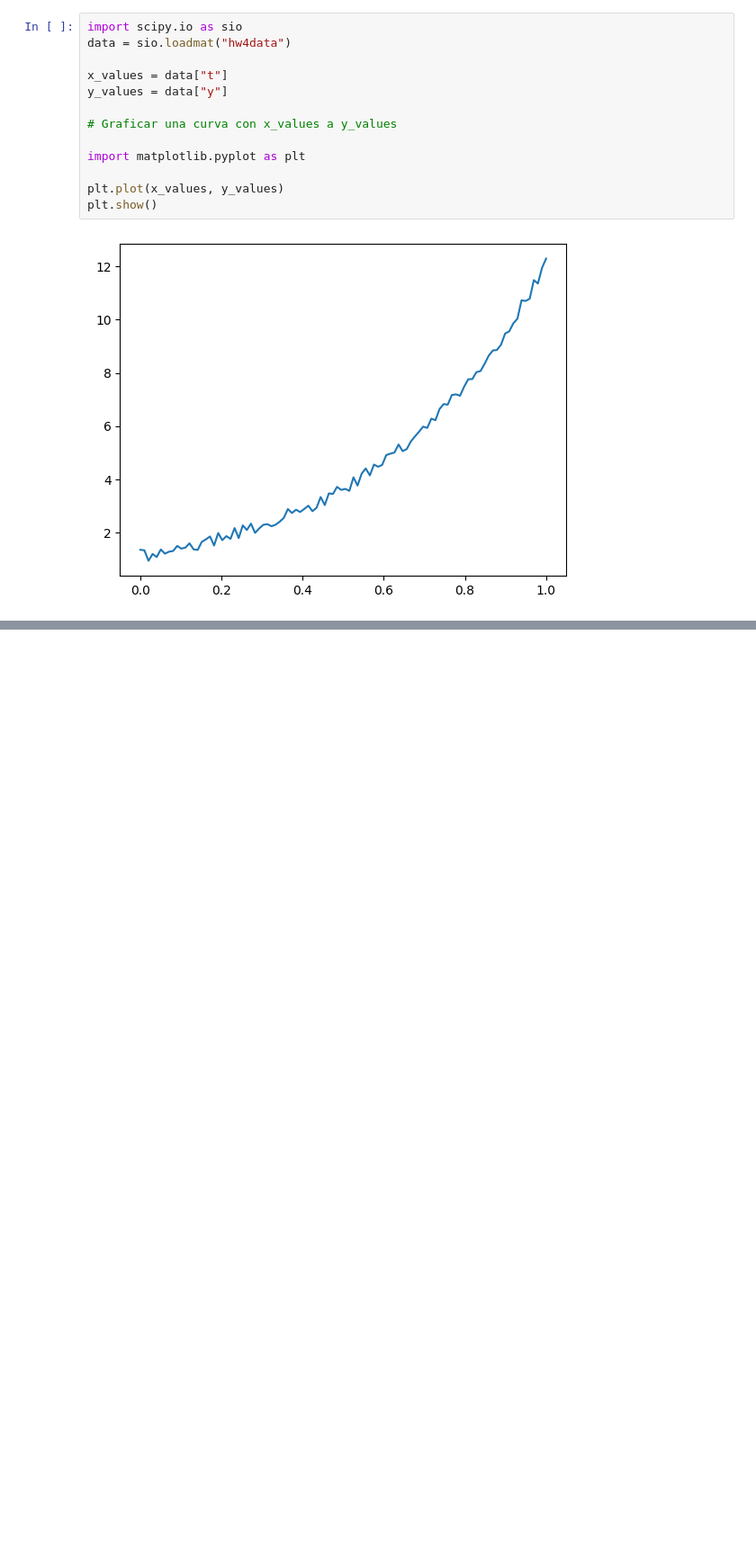
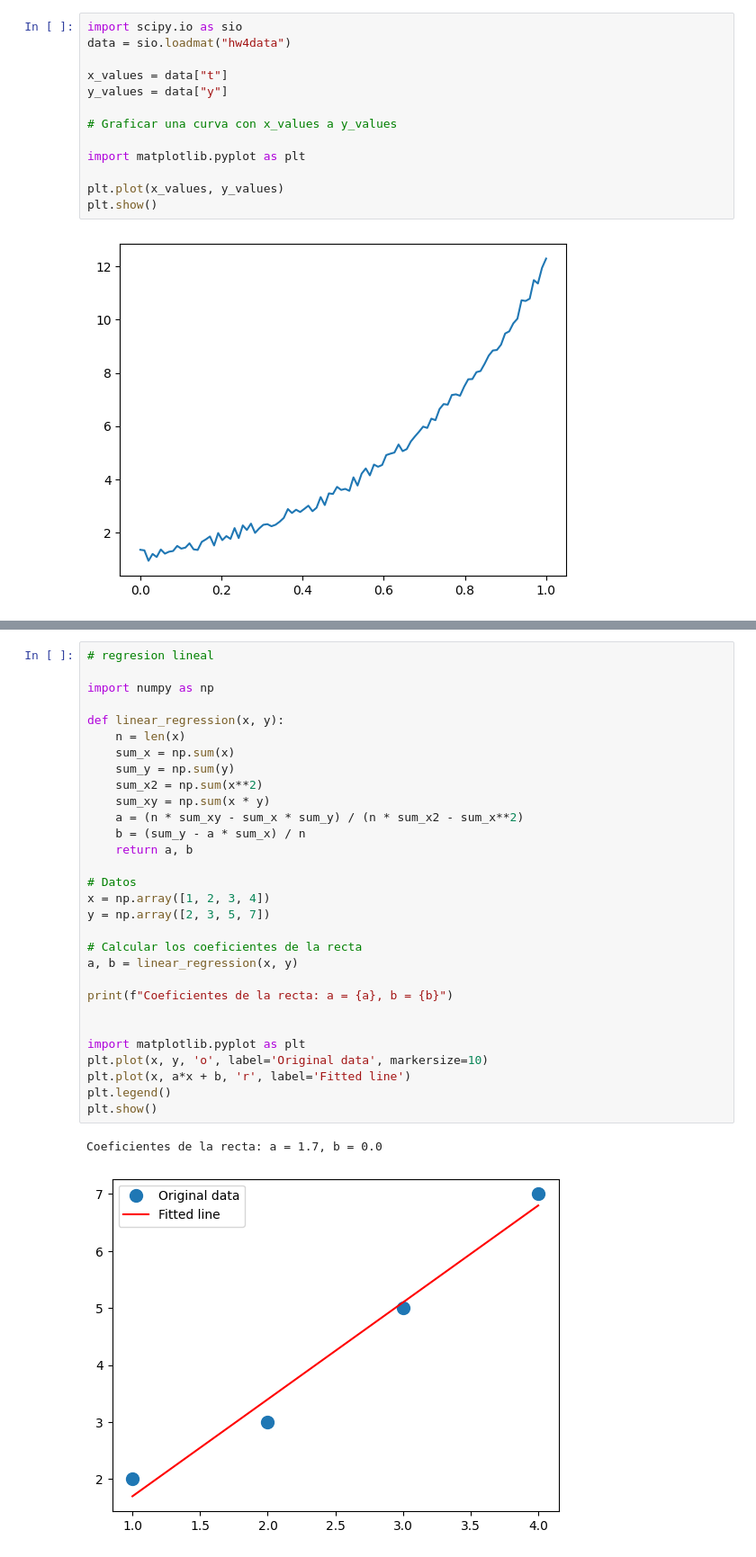
Before and after one commit to thsergitox/Numerico, a Jupyter notebook: sistemas_lineales.ipynb, the cells around one changed output, grey strips where cells are left out. Shown at 90% size. Drawn from its saved outputs; the diff is of its cells as text; blank space fills up the shorter version.

```diff
--- a/sistemas_lineales.ipynb
+++ b/sistemas_lineales.ipynb
@@ -310,0 +415,33 @@ plt.show()
+# %%
+# regresion lineal
+
+import numpy as np
+
+def linear_regression(x, y):
+    n = len(x)
+    sum_x = np.sum(x)
+    sum_y = np.sum(y)
+    sum_x2 = np.sum(x**2)
+    sum_xy = np.sum(x * y)
+    a = (n * sum_xy - sum_x * sum_y) / (n * sum_x2 - sum_x**2)
+    b = (sum_y - a * sum_x) / n
+    return a, b
+
+# Datos
+x = np.array([1, 2, 3, 4])
+y = np.array([2, 3, 5, 7])
+
+# Calcular los coeficientes de la recta
+a, b = linear_regression(x, y)
+
+print(f"Coeficientes de la recta: a = {a}, b = {b}")
+
+
+import matplotlib.pyplot as plt
+plt.plot(x, y, 'o', label='Original data', markersize=10)
+plt.plot(x, a*x + b, 'r', label='Fitted line')
+plt.legend()
+plt.show()
+# %% [output]
+Coeficientes de la recta: a = 1.7, b = 0.0
+[figure, added]
```
Also changed, not shown: parts of 6 cells of this notebook, 2 other files.
